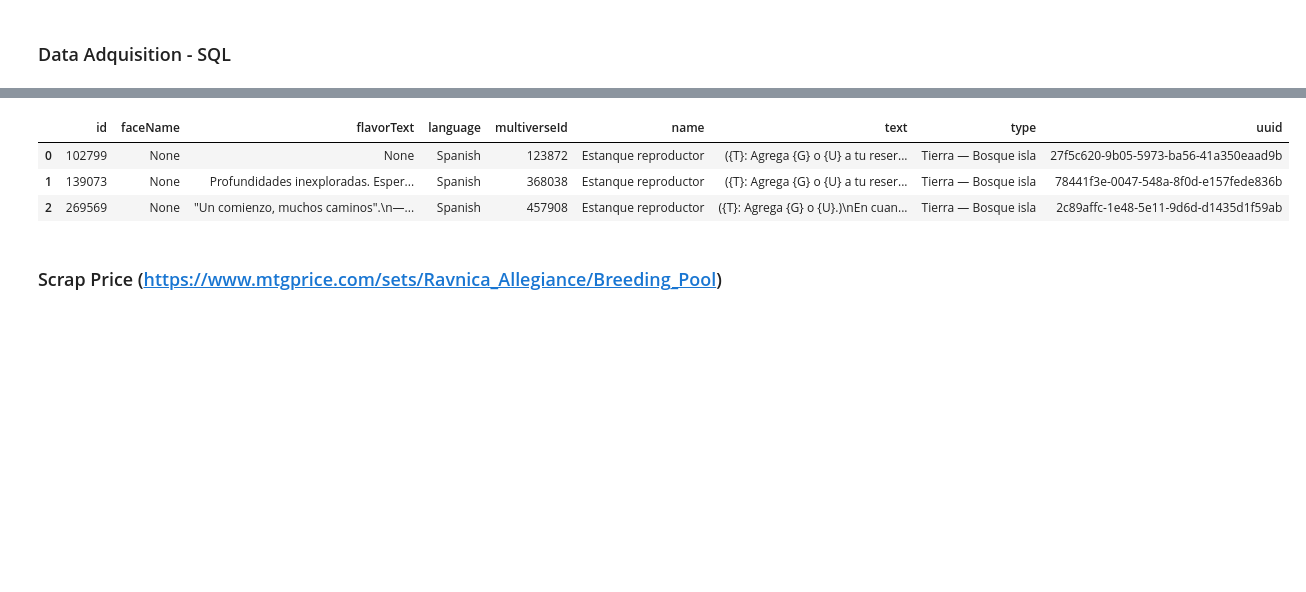
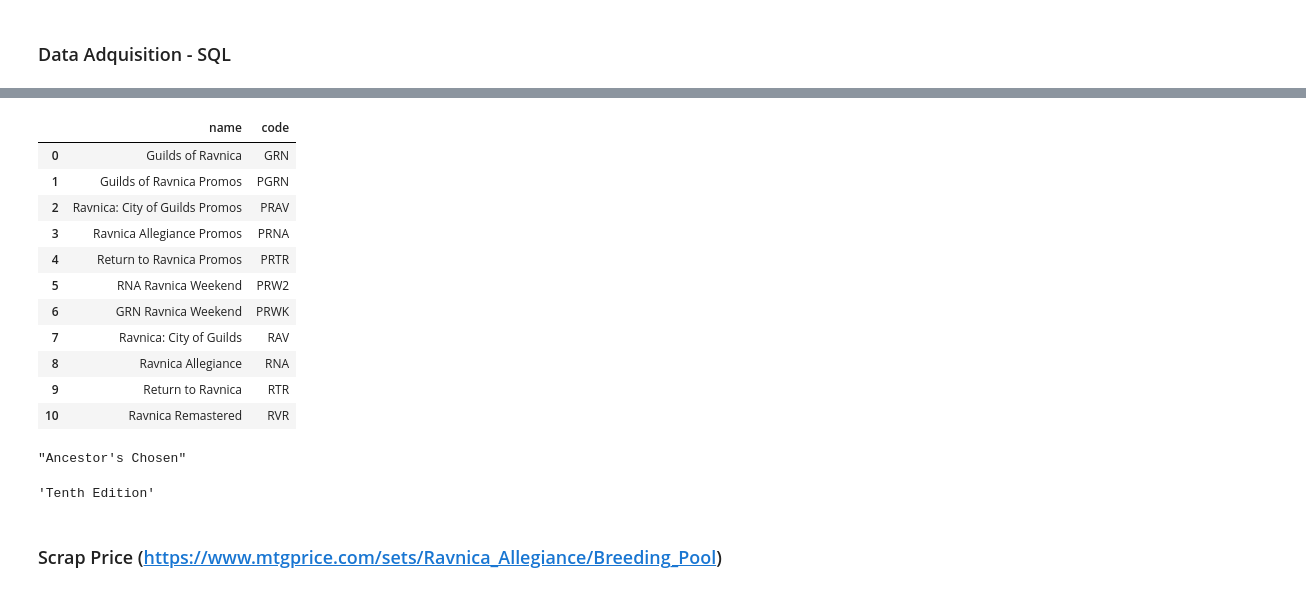
Before and after one commit to AlbertoPad/Predictor-Card-MTG, a Jupyter notebook: Cards Prices.ipynb, the cells around one changed output, grey strips where cells are left out. Saved outputs shown, nothing was run; the diff lists cells and outputs as text; code cells hidden in the pictures; blank space fills up the shorter version.

```diff
--- a/Cards Prices.ipynb
+++ b/Cards Prices.ipynb
@@ -106,9 +185,17 @@ NotebookApp.rate_limit_window=3.0 (secs)
 # %%
 sql("""
-SELECT * FROM cardforeigndata WHERE (name="Estanque reproductor")
+SELECT name, code FROM sets WHERE name LIKE '%ravnica%'
 """)
 # %% [output]
-|  | id | faceName | flavorText | language | multiverseId | name | text | type | uuid |
-| 0 | 102799 | None | None | Spanish | 123872 | Estanque reproductor | ({T}: Agrega {G} o {U} a tu reser... | Tierra — Bosque isla | 27f5c620-9b05-5973-ba56-41a350eaad9b |
-| 1 | 139073 | None | Profundidades inexploradas. Esper... | Spanish | 368038 | Estanque reproductor | ({T}: Agrega {G} o {U} a tu reser... | Tierra — Bosque isla | 78441f3e-0047-548a-8f0d-e157fede836b |
-| 2 | 269569 | None | "Un comienzo, muchos caminos".\n—... | Spanish | 457908 | Estanque reproductor | ({T}: Agrega {G} o {U}.)\nEn cuan... | Tierra — Bosque isla | 2c89affc-1e48-5e11-9d6d-d1435d1f59ab |
+|  | name | code |
+| 0 | Guilds of Ravnica | GRN |
+| 1 | Guilds of Ravnica Promos | PGRN |
+| 2 | Ravnica: City of Guilds Promos | PRAV |
+| 3 | Ravnica Allegiance Promos | PRNA |
+| 4 | Return to Ravnica Promos | PRTR |
+| 5 | RNA Ravnica Weekend | PRW2 |
+| 6 | GRN Ravnica Weekend | PRWK |
+| 7 | Ravnica: City of Guilds | RAV |
+| 8 | Ravnica Allegiance | RNA |
+| 9 | Return to Ravnica | RTR |
+| 10 | Ravnica Remastered | RVR |
@@ -115,3 +208,11 @@ SELECT * FROM cardforeigndata WHERE (name="Estanque reproductor")
+# %%
+df_cards.iloc[0, 0]
+# %% [output]
+"Ancestor's Chosen"
+# %%
+df_cards.iloc[0, 1]
+# %% [output]
+'Tenth Edition'
 # %% [markdown]
 ### Scrap Price (https://www.mtgprice.com/sets/Ravnica_Allegiance/Breeding_Pool)
 # %%
```
Also changed, not shown: parts of 9 cells of this notebook.
